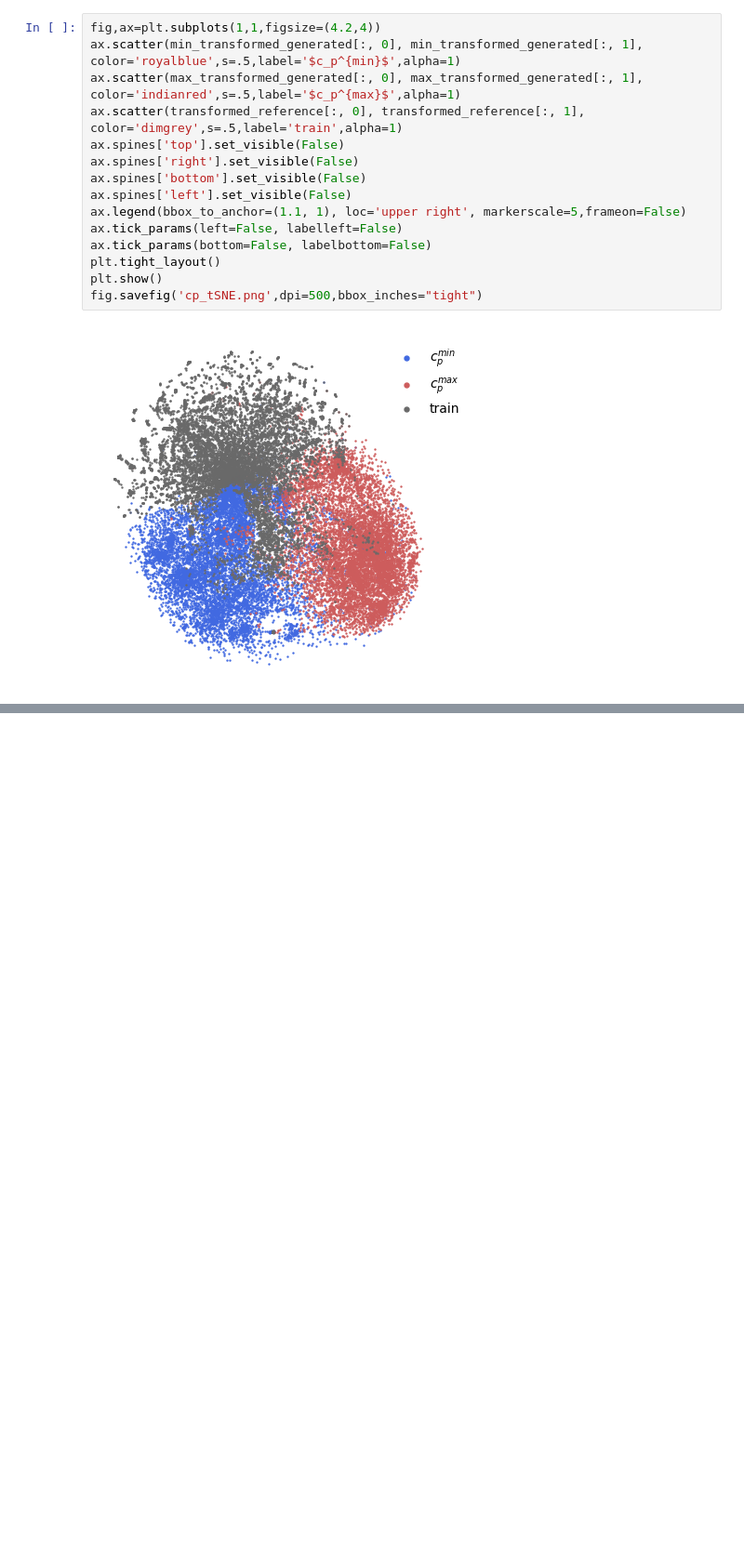
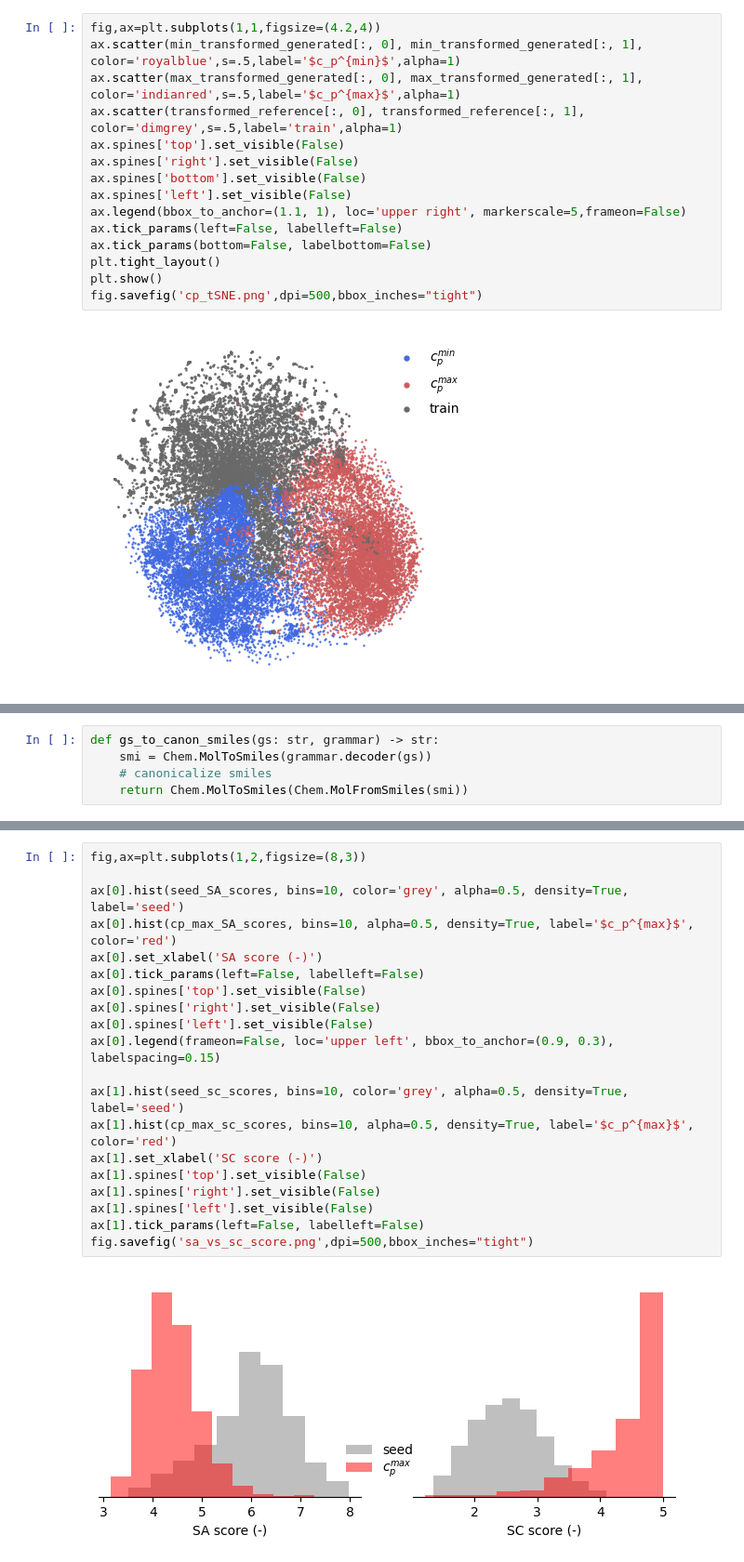
Before and after one commit to SarkisovTeam/dreaming4MOFs, a Jupyter notebook: deep_dreaming_experiments/2_cp/dreaming_experiments.ipynb, the cells around one changed output, grey strips where cells are left out. Shown at 93% size. Drawn from its saved outputs; the diff is of its cells as text; blank space fills up the shorter version.

```diff
--- a/deep_dreaming_experiments/2_cp/dreaming_experiments.ipynb
+++ b/deep_dreaming_experiments/2_cp/dreaming_experiments.ipynb
@@ -371,0 +392,5 @@ fig.savefig('cp_tSNE.png',dpi=500,bbox_inches="tight")
+# %%
+def gs_to_canon_smiles(gs: str, grammar) -> str:
+    smi = Chem.MolToSmiles(grammar.decoder(gs))
+    # canonicalize smiles
+    return Chem.MolToSmiles(Chem.MolFromSmiles(smi))
@@ -371,0 +416,22 @@ fig.savefig('cp_tSNE.png',dpi=500,bbox_inches="tight")
+# %%
+fig,ax=plt.subplots(1,2,figsize=(8,3))
+
+ax[0].hist(seed_SA_scores, bins=10, color='grey', alpha=0.5, density=True, label='seed')
+ax[0].hist(cp_max_SA_scores, bins=10, alpha=0.5, density=True, label='$c_p^{max}$', color='red')
+ax[0].set_xlabel('SA score (-)')
+ax[0].tick_params(left=False, labelleft=False)
+ax[0].spines['top'].set_visible(False)
+ax[0].spines['right'].set_visible(False)
+ax[0].spines['left'].set_visible(False)
+ax[0].legend(frameon=False, loc='upper left', bbox_to_anchor=(0.9, 0.3), labelspacing=0.15)
+
+ax[1].hist(seed_sc_scores, bins=10, color='grey', alpha=0.5, density=True, label='seed')
+ax[1].hist(cp_max_sc_scores, bins=10, alpha=0.5, density=True, label='$c_p^{max}$', color='red')
+ax[1].set_xlabel('SC score (-)')
+ax[1].spines['top'].set_visible(False)
+ax[1].spines['right'].set_visible(False)
+ax[1].spines['left'].set_visible(False)
+ax[1].tick_params(left=False, labelleft=False)
+fig.savefig('sa_vs_sc_score.png',dpi=500,bbox_inches="tight")
+# %% [output]
+[figure, added]
```
Also changed, not shown: parts of 13 cells of this notebook, 3 other files.
